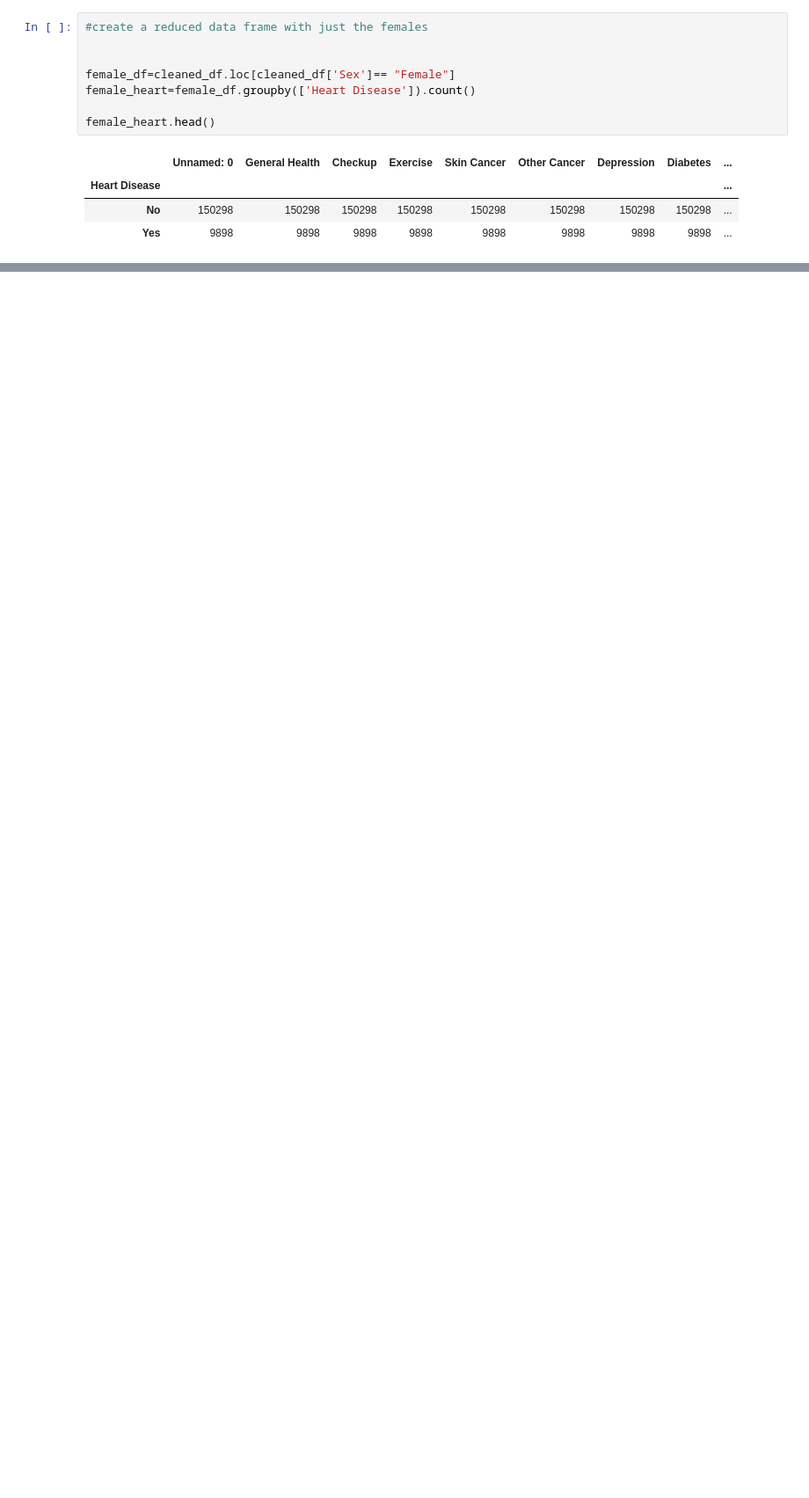
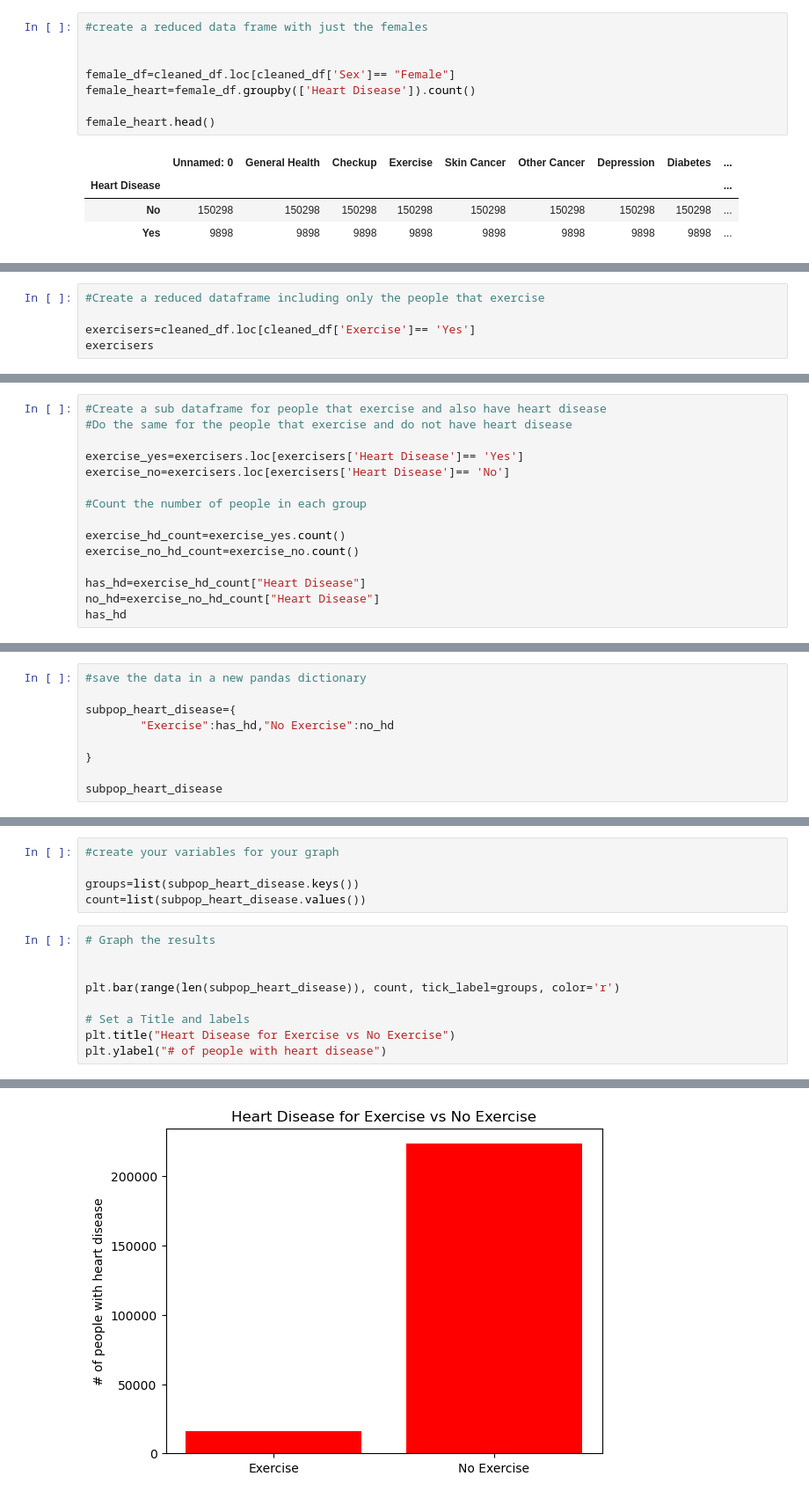
Before and after one commit to laxleary/Project-1, a Jupyter notebook: Data Cleaning/sophia_cleaning_file.ipynb, the cells around one changed output, grey strips where cells are left out. Shown at 88% size. Cells and saved outputs as stored; diff of their text form; blank space fills up the shorter version.

```diff
--- a/Data Cleaning/sophia_cleaning_file.ipynb
+++ b/Data Cleaning/sophia_cleaning_file.ipynb
@@ -109,0 +136,5 @@ plt.show()
+# %%
+#Create a reduced dataframe including only the people that exercise
+
+exercisers=cleaned_df.loc[cleaned_df['Exercise']== 'Yes']
+exercisers
@@ -109,0 +155,15 @@ plt.show()
+# %%
+#Create a sub dataframe for people that exercise and also have heart disease
+#Do the same for the people that exercise and do not have heart disease
+
+exercise_yes=exercisers.loc[exercisers['Heart Disease']== 'Yes']
+exercise_no=exercisers.loc[exercisers['Heart Disease']== 'No']
+
+#Count the number of people in each group
+
+exercise_hd_count=exercise_yes.count()
+exercise_no_hd_count=exercise_no.count()
+
+has_hd=exercise_hd_count["Heart Disease"]
+no_hd=exercise_no_hd_count["Heart Disease"]
+has_hd
@@ -109,0 +172,9 @@ plt.show()
+# %%
+#save the data in a new pandas dictionary
+
+subpop_heart_disease={
+        "Exercise":has_hd,"No Exercise":no_hd
+
+}
+
+subpop_heart_disease
@@ -109,0 +183,15 @@ plt.show()
+# %%
+#create your variables for your graph
+
+groups=list(subpop_heart_disease.keys())
+count=list(subpop_heart_disease.values())
+# %%
+# Graph the results
+
+
+plt.bar(range(len(subpop_heart_disease)), count, tick_label=groups, color='r')
+
+# Set a Title and labels
+plt.title("Heart Disease for Exercise vs No Exercise")
+plt.ylabel("# of people with heart disease")
+# %% [output]
@@ -109,0 +199 @@ plt.show()
+[figure, added]
```
Also changed, not shown: parts of 13 cells of this notebook, 3 other files.
